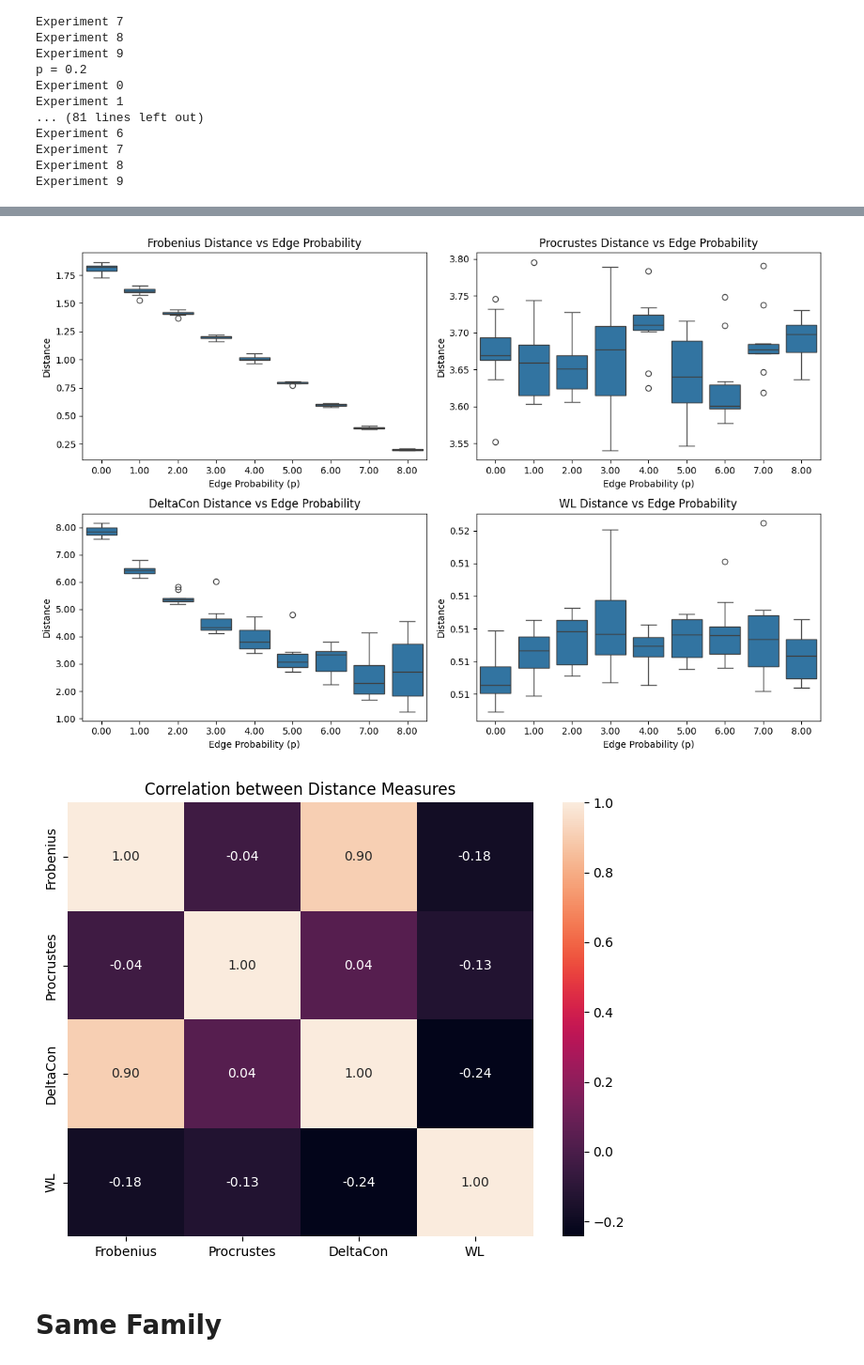
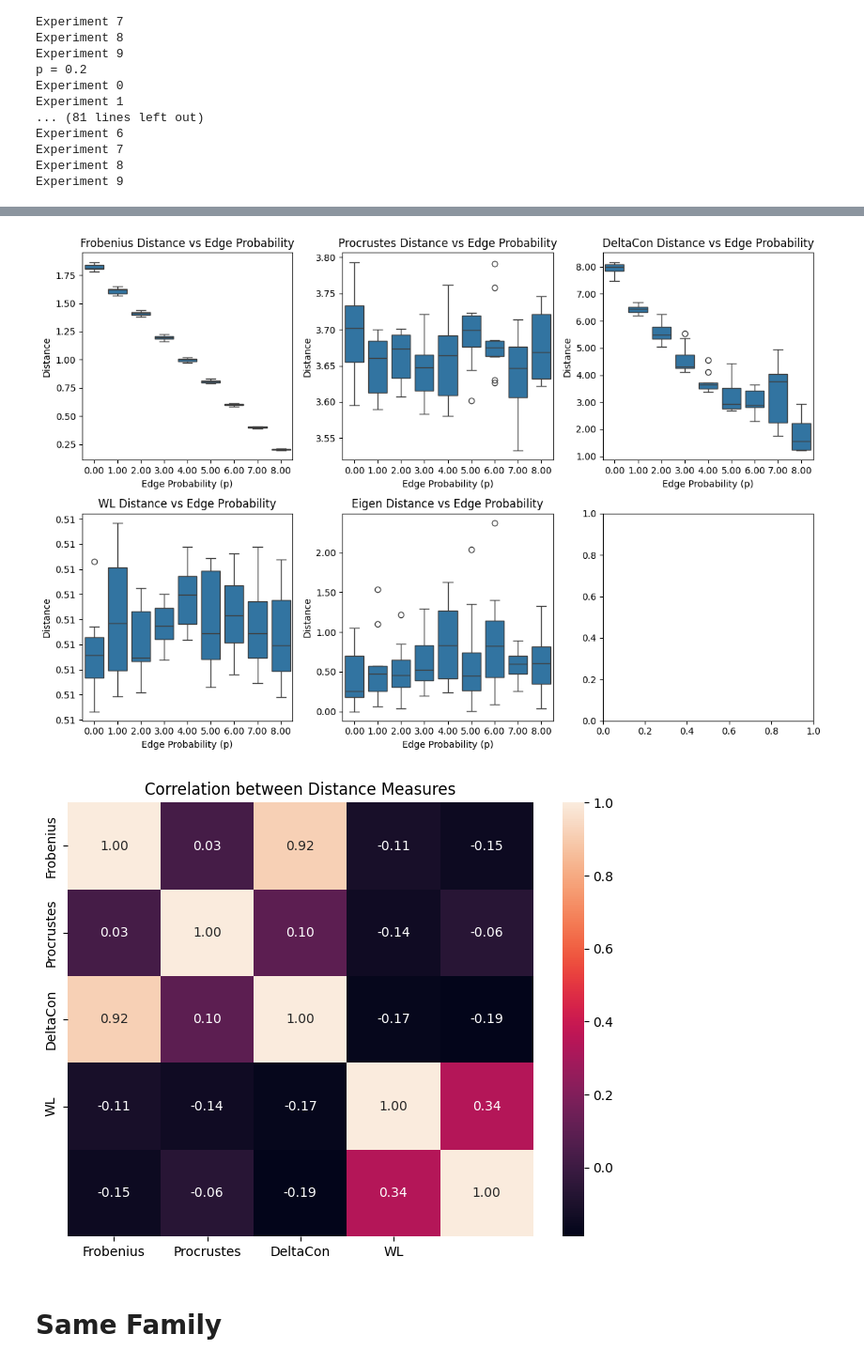
Before and after one commit to mbottoni/sgnn, a Jupyter notebook: notebooks/baselines.ipynb, the cells around one changed output, grey strips where cells are left out. Shown at 94% size. Saved outputs shown, nothing was run; the diff lists cells and outputs as text; code cells hidden in the pictures.

Commit message:
new eigen distance

```diff
--- a/notebooks/baselines.ipynb
+++ b/notebooks/baselines.ipynb
@@ -24,6 +24,22 @@ from src.utils.distances import (
 import matplotlib.pyplot as plt
 import seaborn as sns
 # %%
+def distance_eigen(A1, A2):
+    """Calculate distance between graphs based on maximum eigenvalues.
+
+    Args:
+        A1: First adjacency matrix
+        A2: Second adjacency matrix
+
+    Returns:
+        float: Euclidean distance between maximum eigenvalues
+    """
+    # Calculate max eigenvalues
+    eig1 = np.max(np.linalg.eigvalsh(A1))
+    eig2 = np.max(np.linalg.eigvalsh(A2))
+
+    # Return Euclidean distance
+    return np.sqrt((eig1 - eig2)**2)
 
 n_nodes = 100  # number of nodes
 n_graphs = 10  # number of graphs to generate for each probability
@@ -36,6 +52,7 @@ results = {
     'Procrustes': [],
     'DeltaCon': [],
     'WL': [],
+    'Eigen': [],
     'p_values': [],
 }
 
@@ -57,12 +74,14 @@ for p1 in p_values:
         proc_dist = distance_procrustes_LE(A1, A2, k=10)
         delta_dist = DeltaConDistance(A1, A2)
         wl_dist = WL_distance(A1, A2, n_iter=5)
+        eigen_dist = distance_eigen(A1, A2)
 
         # Store results
         results['Frobenius'].append(frob_dist)
         results['Procrustes'].append(proc_dist)
         results['DeltaCon'].append(delta_dist)
         results['WL'].append(wl_dist)
+        results['Eigen'].append(eigen_dist)
         results['p_values'].append(p1)
 # %% [output]
 p = 0.1
@@ -108,9 +113,9 @@ df = pd.DataFrame(results)
 # %%
 # Plot results
-fig, axes = plt.subplots(2, 2, figsize=(12, 8))
+fig, axes = plt.subplots(2, 3, figsize=(12, 8))
 axes = axes.ravel()
 
-for i, metric in enumerate(['Frobenius', 'Procrustes', 'DeltaCon', 'WL']):
+for i, metric in enumerate(['Frobenius', 'Procrustes', 'DeltaCon', 'WL', 'Eigen']):
     sns.boxplot(x='p_values', y=metric, data={
         'p_values': results['p_values'],
         metric: results[metric]
@@ -124,27 +129,28 @@ for i, metric in enumerate(['Frobenius', 'Procrustes', 'DeltaCon', 'WL']):
 plt.tight_layout()
 plt.show()
 # %% [output]
-[figure, old version]
+[figure, new version]
 # %%
 # Calculate correlations between distances
 distance_matrix = np.array([
     results['Frobenius'],
     results['Procrustes'],
     results['DeltaCon'],
-    results['WL']
+    results['WL'],
+    results['Eigen'],
 ]).T
 
 correlation_matrix = np.corrcoef(distance_matrix.T)
 plt.figure(figsize=(8, 6))
 sns.heatmap(correlation_matrix,
             annot=True,
             fmt='.2f',
             xticklabels=['Frobenius', 'Procrustes', 'DeltaCon', 'WL'],
             yticklabels=['Frobenius', 'Procrustes', 'DeltaCon', 'WL'])
 plt.title('Correlation between Distance Measures')
 plt.show()
 # %% [output]
-[figure, old version]
+[figure, new version]
 # %% [markdown]
 # Same Family
 # %%
```
Also changed, not shown: parts of 7 cells of this notebook.
